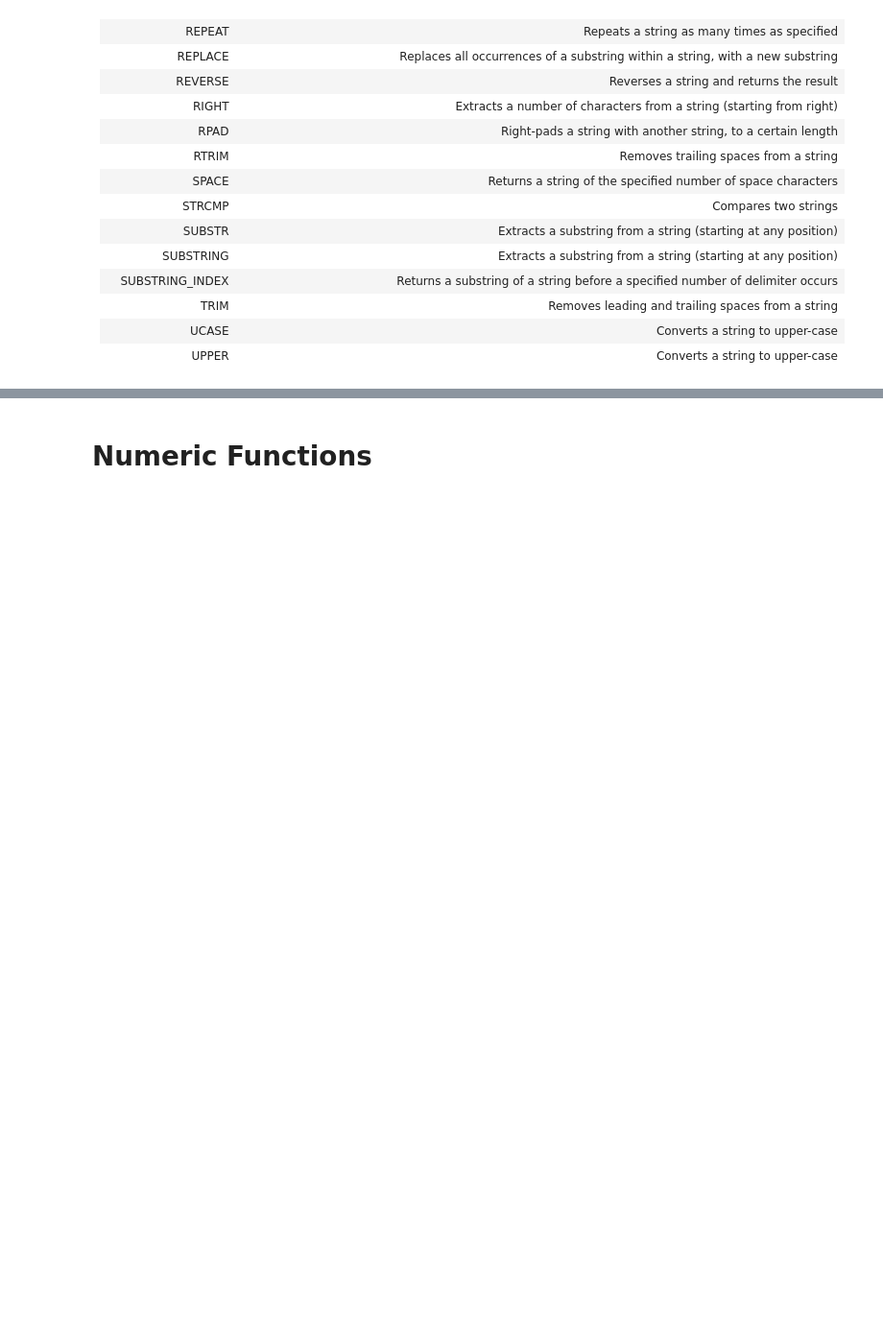
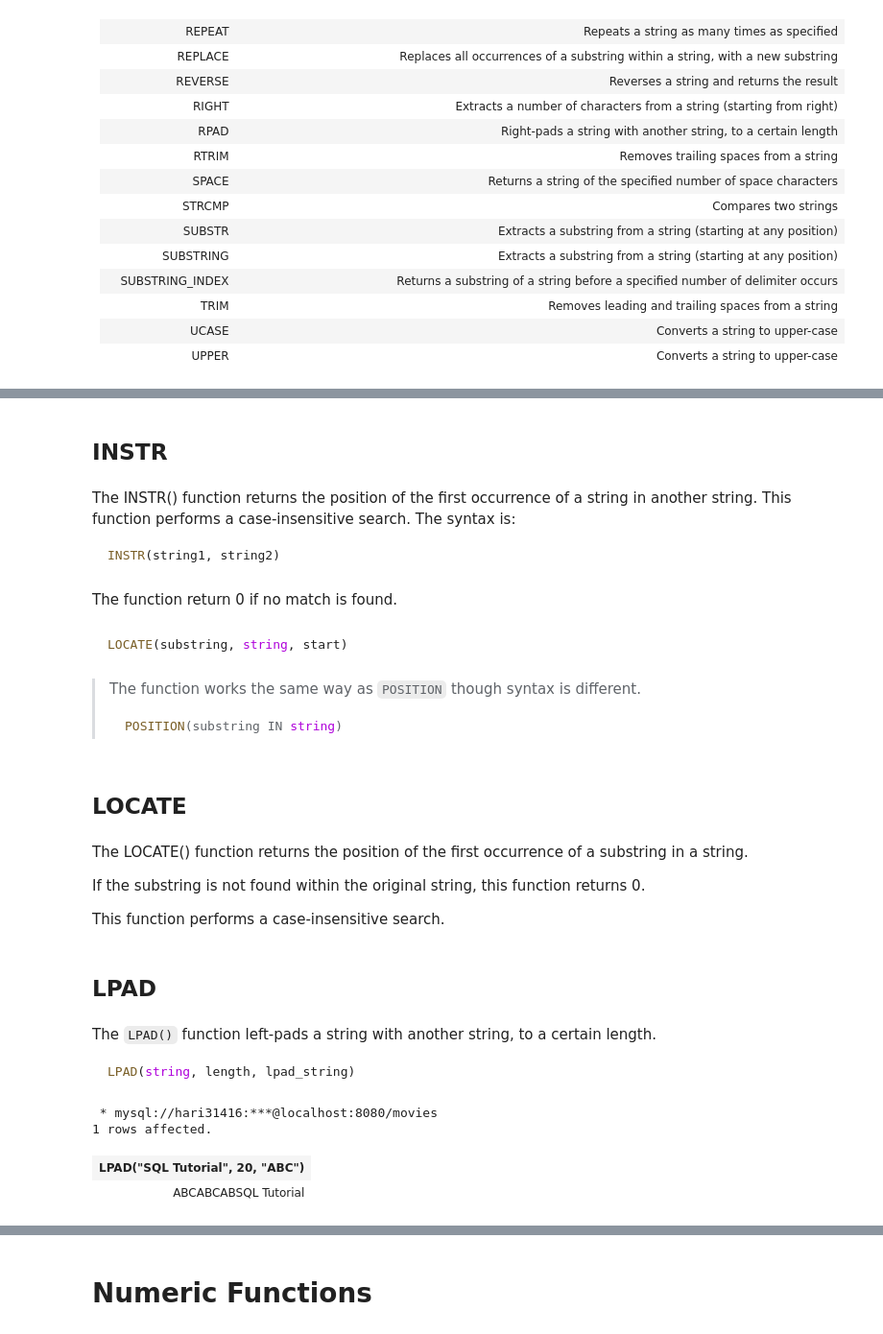
Before and after one commit to Hari31416/Placement, a Jupyter notebook: Notes/SQL/MySQL_Functions.ipynb, the cells around one changed output, grey strips where cells are left out. Shown at 96% size. Drawn from its saved outputs; the diff is of its cells as text; code cells hidden in the pictures; blank space fills up the shorter version.

````diff
--- a/Notes/SQL/MySQL_Functions.ipynb
+++ b/Notes/SQL/MySQL_Functions.ipynb
@@ -482,0 +638,41 @@ delimiter occurs</td>
+# %% [markdown]
+## INSTR
+# %% [markdown]
+The INSTR() function returns the position of the first occurrence of a string in another string. This function performs a case-insensitive search. The syntax is:
+```sql
+INSTR(string1, string2)
+```
+# %% [markdown]
+The function return 0 if no match is found.
+# %% [markdown]
+```sql
+LOCATE(substring, string, start)
+```
+# %% [markdown]
+> The function works the same way as `POSITION` though syntax is different.
+> ```sql
+> POSITION(substring IN string)
+> ```
+# %% [markdown]
+## LOCATE
+# %% [markdown]
+The LOCATE() function returns the position of the first occurrence of a substring in a string.
+
+If the substring is not found within the original string, this function returns 0.
+
+This function performs a case-insensitive search.
+# %% [markdown]
+## LPAD
+# %% [markdown]
+The `LPAD()` function left-pads a string with another string, to a certain length.
+```sql
+LPAD(string, length, lpad_string)
+```
+# %%
+%%sql
+SELECT LPAD("SQL Tutorial", 20, "ABC");
+# %% [output]
+ * mysql://hari31416:***@localhost:8080/movies
+1 rows affected.
+| LPAD("SQL Tutorial", 20, "ABC") |
+| ABCABCABSQL Tutorial |
````
Also changed, not shown: parts of 65 cells of this notebook, 5 other files.
